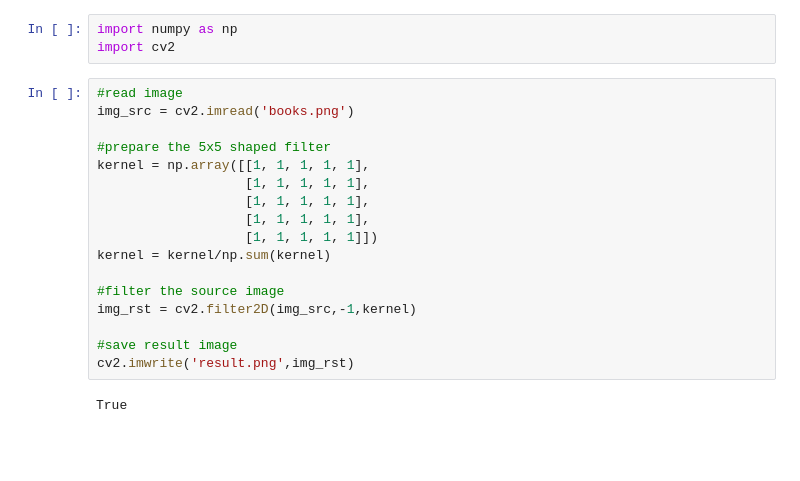
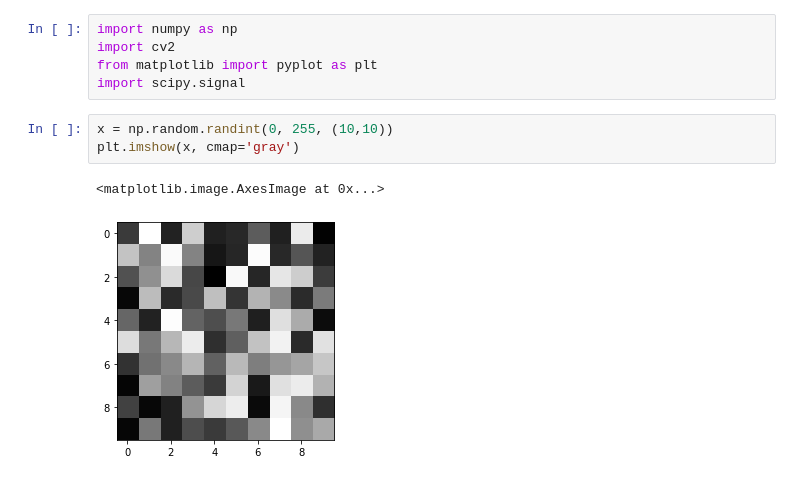
Before and after one commit to montehoover/hello-world, a Jupyter notebook: hello-python/hello-ml/hello-convolution.ipynb, the cells around one changed output. Cells and saved outputs as stored; diff of their text form; blank space fills up the shorter version.

```diff
--- a/hello-python/hello-ml/hello-convolution.ipynb
+++ b/hello-python/hello-ml/hello-convolution.ipynb
@@ -1,22 +1,11 @@
 # %%
 import numpy as np
 import cv2
+from matplotlib import pyplot as plt
+import scipy.signal
-# %%
-#read image
-img_src = cv2.imread('books.png')
-
-#prepare the 5x5 shaped filter
-kernel = np.array([[1, 1, 1, 1, 1],
-                   [1, 1, 1, 1, 1],
-                   [1, 1, 1, 1, 1],
-                   [1, 1, 1, 1, 1],
-                   [1, 1, 1, 1, 1]])
-kernel = kernel/np.sum(kernel)
-
-#filter the source image
-img_rst = cv2.filter2D(img_src,-1,kernel)
-
-#save result image
-cv2.imwrite('result.png',img_rst)
-# %% [output]
-True
+# %%
+x = np.random.randint(0, 255, (10,10))
+plt.imshow(x, cmap='gray')
+# %% [output]
+<matplotlib.image.AxesImage at 0x...>
+[figure, added]
```
Also changed, not shown: parts of 10 cells of this notebook, 1 other file.
